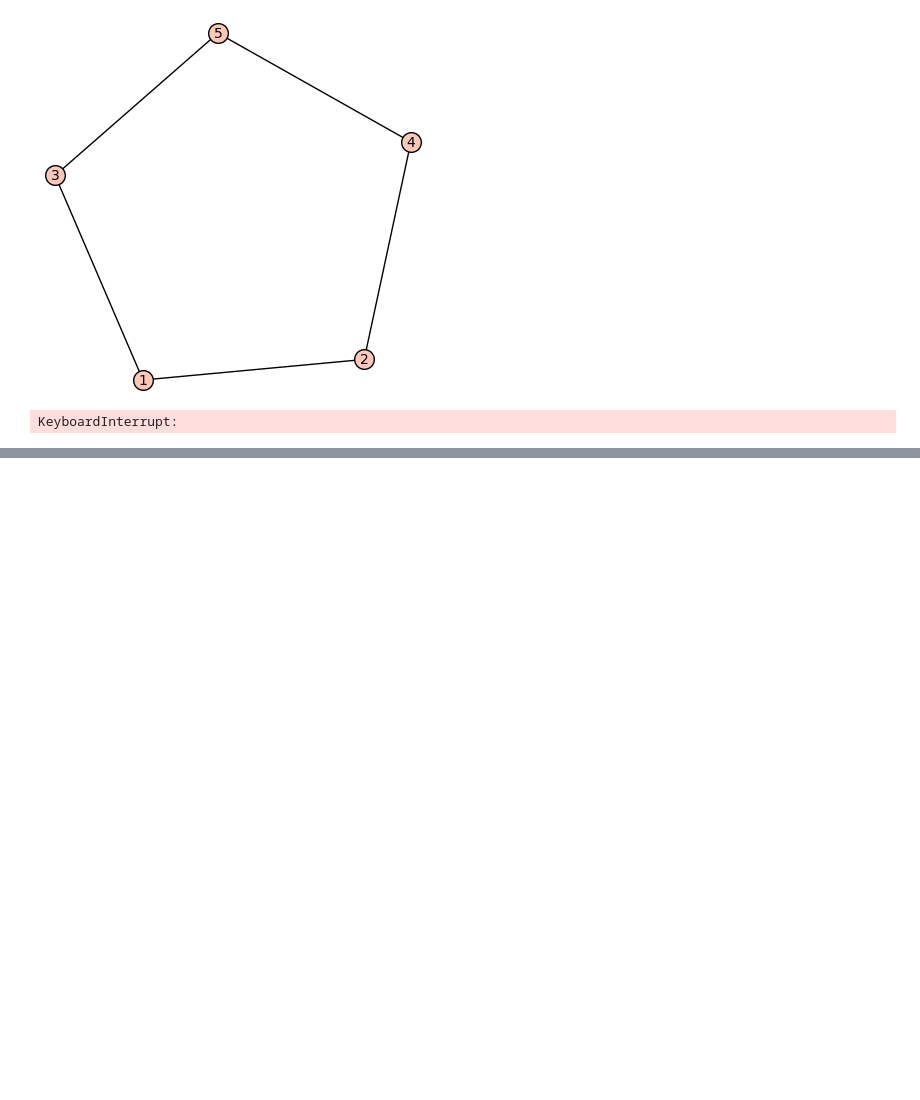
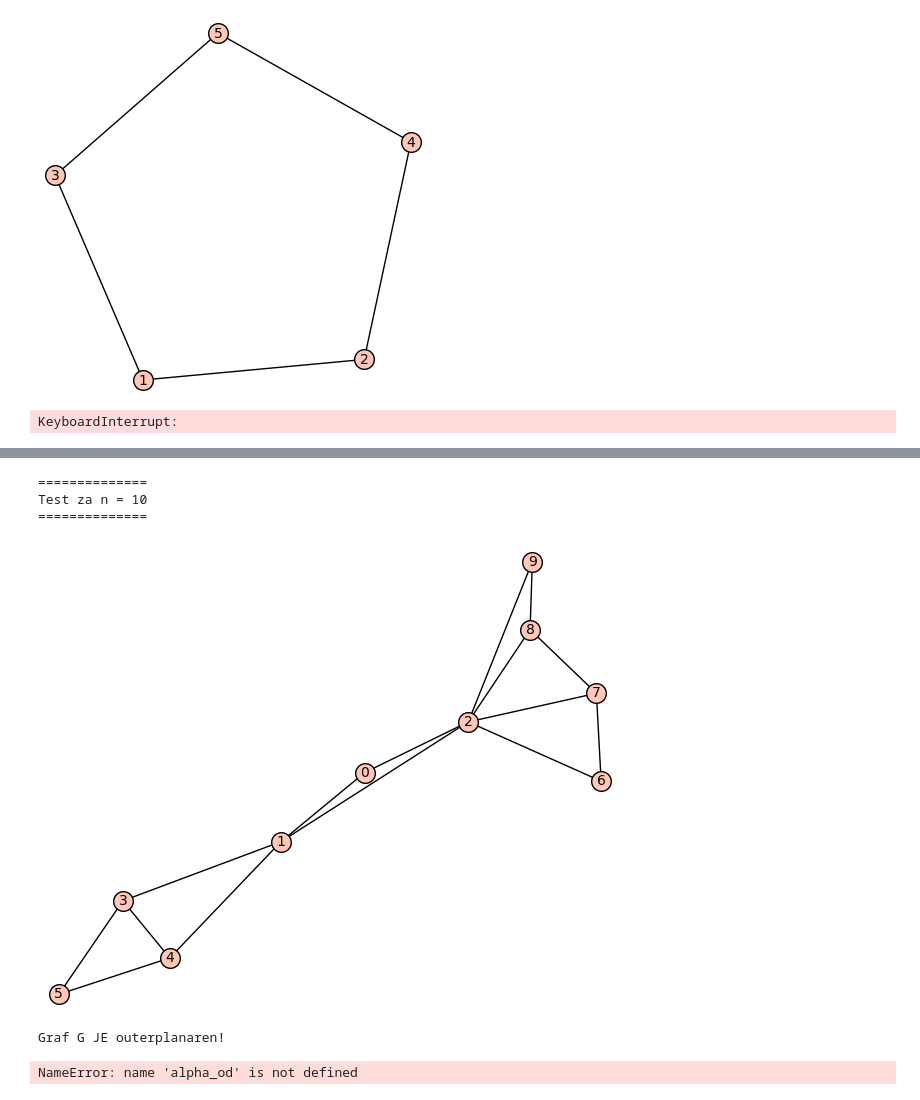
Before and after one commit to JureKra/Projekt-FP, a Jupyter notebook: main.ipynb, the cells around one changed output, grey strips where cells are left out. Drawn from its saved outputs; the diff is of its cells as text; code cells hidden in the pictures; blank space fills up the shorter version.

```diff
--- a/main.ipynb
+++ b/main.ipynb
@@ -675,0 +942,47 @@ KeyboardInterrupt:
+# %%
+def test_outerplanar_alpha_range(n_min, n_max, *, seed=None):
+    """
+    Za vsak n v intervalu [n_min, n_max] naredi:
+      - generira random_outerplanar_graph(n)
+      - prikaže graf
+      - preveri outerplanarnost
+      - izračuna alpha_od
+      - preveri pogoj alpha_od >= n/7
+    """
+    import random
+    rng = random.Random(seed)
+
+    for n in range(n_min, n_max + 1):
+
+        print("\n" + "=" * 14)
+        print(f"Test za n = {n}")
+        print("=" * 14)
+
+        # generiranje grafa
+        G = random_outerplanar_graph(n, seed=rng.randrange(10**18))
+
+        # risanje
+        G.plot().show()
+
+        # outerplanarnost
+        t = G.is_circular_planar()
+        status = "JE outerplanaren" if t else "NI outerplanaren"
+        print(f"Graf G {status}!")
+
+        # alpha_od
+        alpha = alpha_od(G)
+        threshold = G.order() / 7
+        # preverjanje pogoja
+        if alpha >= threshold:
+            print("alpha_od(G) JE večja ali enaka n/7!")
+        else:
+            print("alpha_od(G) NI večja ali enaka n/7!")
+# %%
+test_outerplanar_alpha_range(10, 20)
+# %% [output]
+==============
+Test za n = 10
+==============
+[figure, added]
+Graf G JE outerplanaren!
+NameError: name 'alpha_od' is not defined
```
Also changed, not shown: parts of 2 cells of this notebook.
